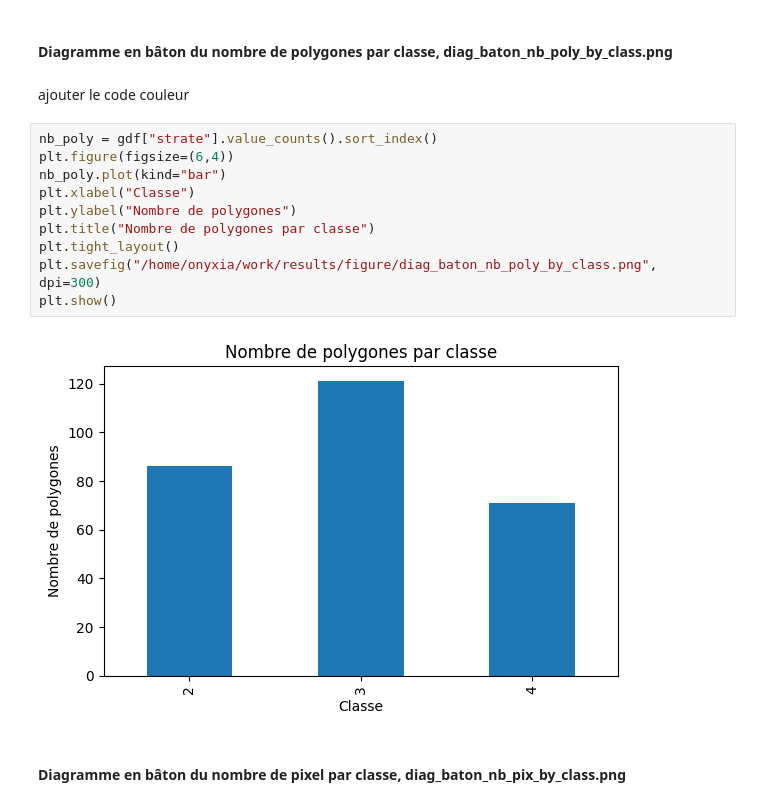
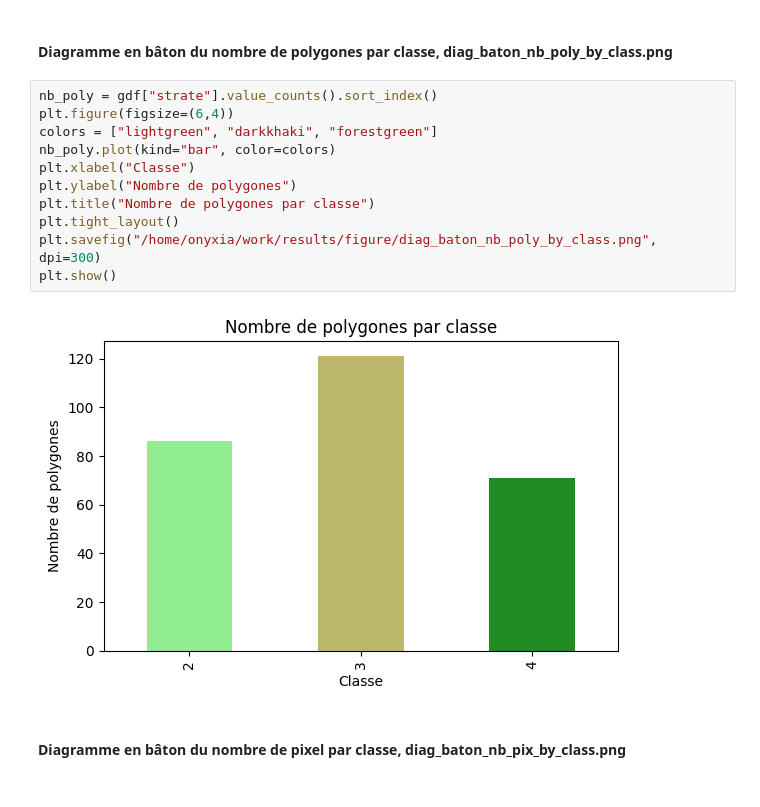
Before and after one commit to marion-billy/projet_telea_landes, a Jupyter notebook: projet_telea_BILLY_MARION.ipynb, the cells around one changed output. Cells and saved outputs as stored; diff of their text form.

```diff
--- a/projet_telea_BILLY_MARION.ipynb
+++ b/projet_telea_BILLY_MARION.ipynb
@@ -79,20 +79,19 @@ gdf.head()
 | 4 | 5 | 2 | None | POLYGON ((441062.121 5366343.165,... |
 # %% [markdown]
 #### Diagramme en bâton du nombre de polygones par classe, diag_baton_nb_poly_by_class.png
-# %% [markdown]
-ajouter le code couleur
 # %%
 nb_poly = gdf["strate"].value_counts().sort_index()
 plt.figure(figsize=(6,4))
-nb_poly.plot(kind="bar")
+colors = ["lightgreen", "darkkhaki", "forestgreen"]
+nb_poly.plot(kind="bar", color=colors)
 plt.xlabel("Classe")
 plt.ylabel("Nombre de polygones")
 plt.title("Nombre de polygones par classe")
 plt.tight_layout()
 plt.savefig("/home/onyxia/work/results/figure/diag_baton_nb_poly_by_class.png", dpi=300)
 plt.show()
 # %% [output]
-[figure, old version]
+[figure, new version]
 # %% [markdown]
 #### Diagramme en bâton du nombre de pixel par classe, diag_baton_nb_pix_by_class.png
 # %% [markdown]
```
Also changed, not shown: parts of 3 cells of this notebook.
